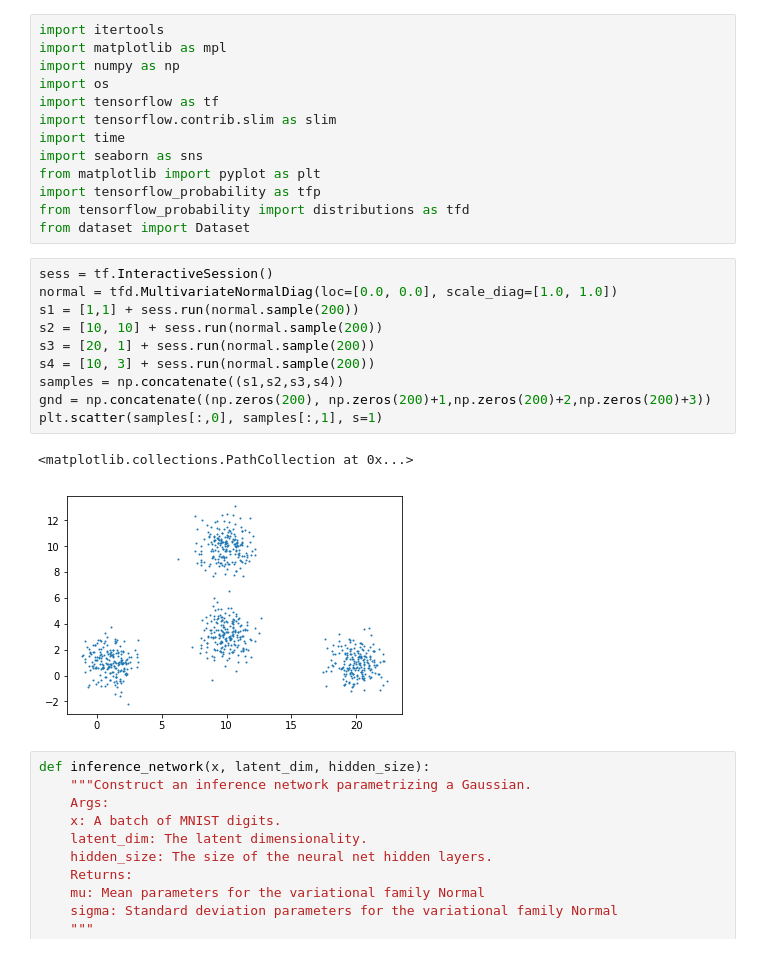
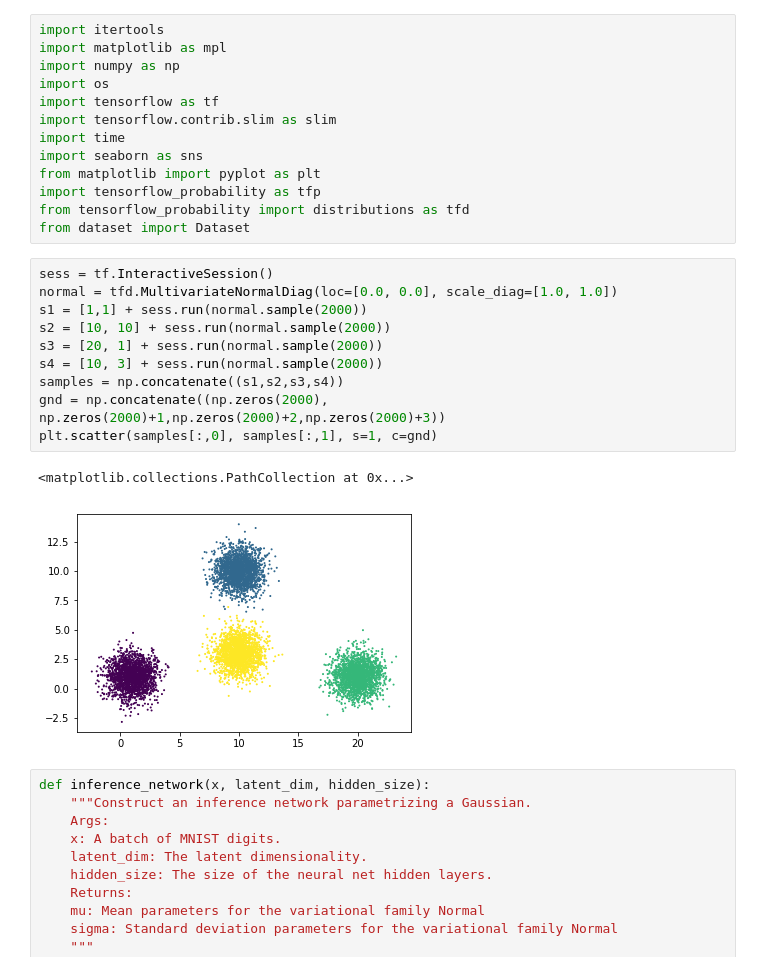
Before and after one commit to drproduck/Deep-Probabilistic-Models, a Jupyter notebook: VAE.ipynb, the cells around one changed output. Cells and saved outputs as stored; diff of their text form.

```diff
--- a/VAE.ipynb
+++ b/VAE.ipynb
@@ -14,16 +14,16 @@ from dataset import Dataset
 # %%
 sess = tf.InteractiveSession()
 normal = tfd.MultivariateNormalDiag(loc=[0.0, 0.0], scale_diag=[1.0, 1.0])
-s1 = [1,1] + sess.run(normal.sample(200))
-s2 = [10, 10] + sess.run(normal.sample(200))
-s3 = [20, 1] + sess.run(normal.sample(200))
-s4 = [10, 3] + sess.run(normal.sample(200))
+s1 = [1,1] + sess.run(normal.sample(2000))
+s2 = [10, 10] + sess.run(normal.sample(2000))
+s3 = [20, 1] + sess.run(normal.sample(2000))
+s4 = [10, 3] + sess.run(normal.sample(2000))
 samples = np.concatenate((s1,s2,s3,s4))
-gnd = np.concatenate((np.zeros(200), np.zeros(200)+1,np.zeros(200)+2,np.zeros(200)+3))
-plt.scatter(samples[:,0], samples[:,1], s=1)
+gnd = np.concatenate((np.zeros(2000), np.zeros(2000)+1,np.zeros(2000)+2,np.zeros(2000)+3))
+plt.scatter(samples[:,0], samples[:,1], s=1, c=gnd)
 # %% [output]
 <matplotlib.collections.PathCollection at 0x...>
-[figure, old version]
+[figure, new version]
 # %%
 def inference_network(x, latent_dim, hidden_size):
     """Construct an inference network parametrizing a Gaussian.
```
Also changed, not shown: parts of 5 cells of this notebook, 3 other files.
